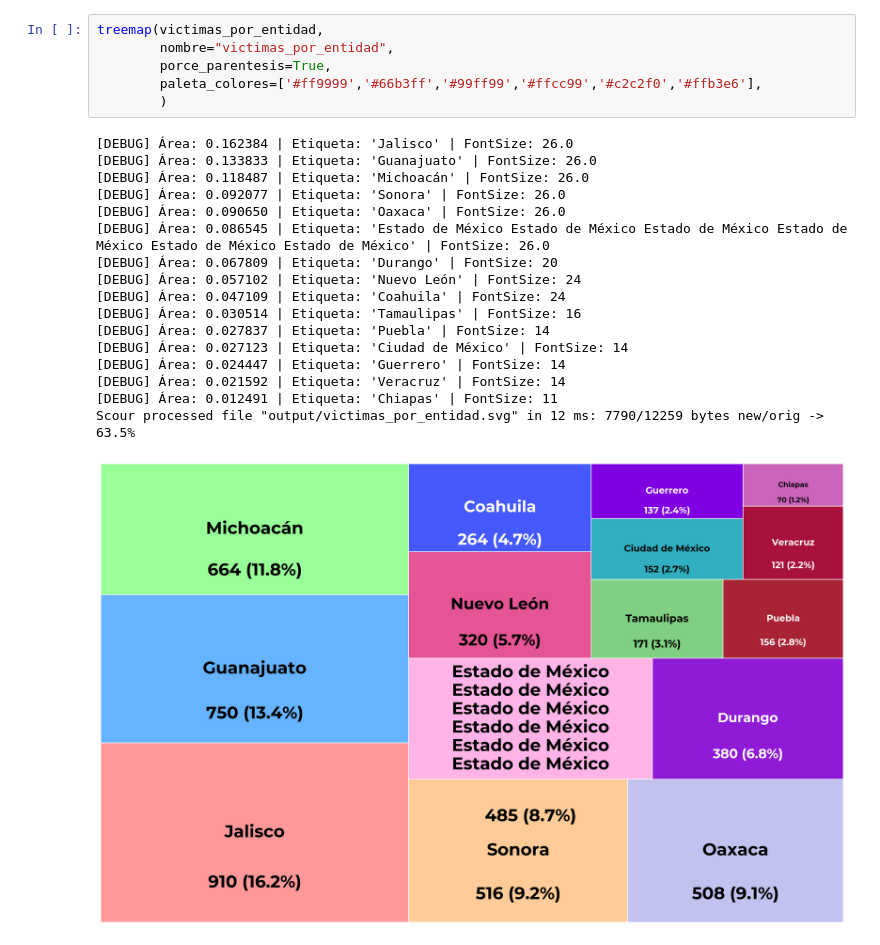
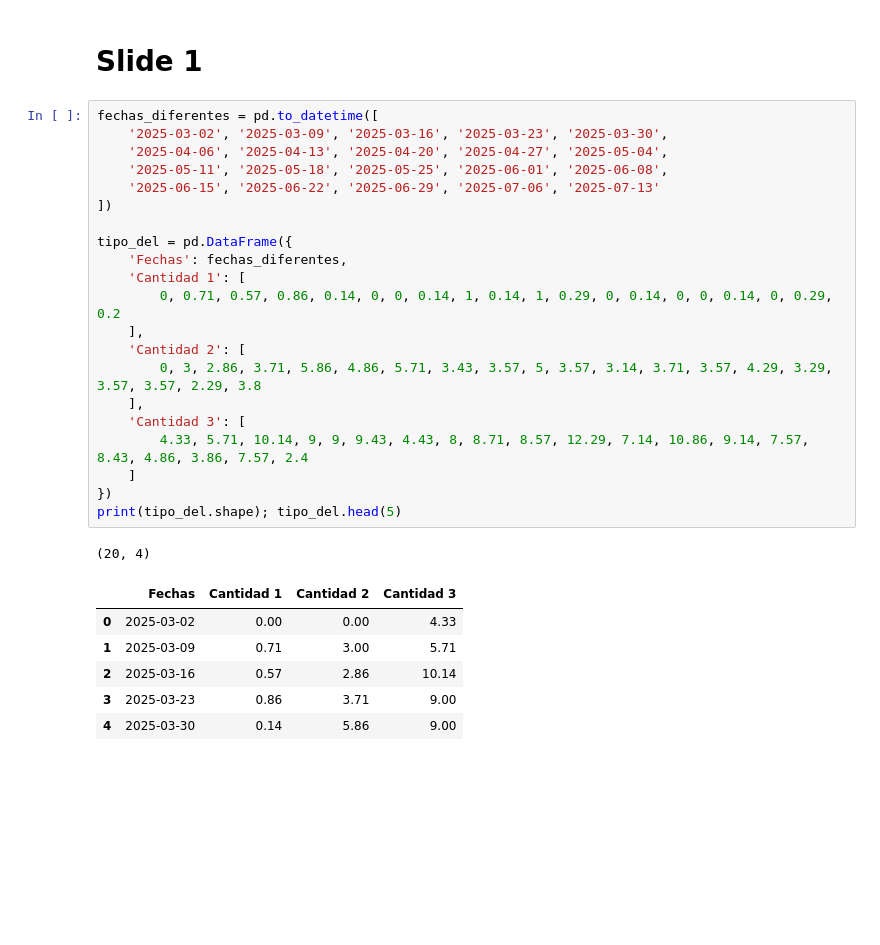
Before and after one commit to tabatatgr/graficas_gob, a Jupyter notebook: Python/treemap/treemap.ipynb, the cells around one changed output. Cells and saved outputs as stored; diff of their text form; blank space fills up the shorter version.

```diff
--- a/Python/treemap/treemap.ipynb
+++ b/Python/treemap/treemap.ipynb
@@ -34,24 +9,31 @@ print(victimas_por_entidad.shape); victimas_por_entidad.head(5)
-# %%
-treemap(victimas_por_entidad,
-        nombre="victimas_por_entidad",
-        porce_parentesis=True,
-        paleta_colores=['#ff9999','#66b3ff','#99ff99','#ffcc99','#c2c2f0','#ffb3e6'],
-        )
-# %% [output]
-[DEBUG] Área: 0.162384 | Etiqueta: 'Jalisco' | FontSize: 26.0
-[DEBUG] Área: 0.133833 | Etiqueta: 'Guanajuato' | FontSize: 26.0
-[DEBUG] Área: 0.118487 | Etiqueta: 'Michoacán' | FontSize: 26.0
-[DEBUG] Área: 0.092077 | Etiqueta: 'Sonora' | FontSize: 26.0
-[DEBUG] Área: 0.090650 | Etiqueta: 'Oaxaca' | FontSize: 26.0
-[DEBUG] Área: 0.086545 | Etiqueta: 'Estado de México Estado de México Estado de México Estado de México Estado de México Estado de México' | FontSize: 26.0
-[DEBUG] Área: 0.067809 | Etiqueta: 'Durango' | FontSize: 20
-[DEBUG] Área: 0.057102 | Etiqueta: 'Nuevo León' | FontSize: 24
-[DEBUG] Área: 0.047109 | Etiqueta: 'Coahuila' | FontSize: 24
-[DEBUG] Área: 0.030514 | Etiqueta: 'Tamaulipas' | FontSize: 16
-[DEBUG] Área: 0.027837 | Etiqueta: 'Puebla' | FontSize: 14
-[DEBUG] Área: 0.027123 | Etiqueta: 'Ciudad de México' | FontSize: 14
-[DEBUG] Área: 0.024447 | Etiqueta: 'Guerrero' | FontSize: 14
-[DEBUG] Área: 0.021592 | Etiqueta: 'Veracruz' | FontSize: 14
-[DEBUG] Área: 0.012491 | Etiqueta: 'Chiapas' | FontSize: 11
-Scour processed file "output/victimas_por_entidad.svg" in 12 ms: 7790/12259 bytes new/orig -> 63.5%
-[figure, removed]
+# %% [markdown]
+# Slide 1
+# %%
+fechas_diferentes = pd.to_datetime([
+    '2025-03-02', '2025-03-09', '2025-03-16', '2025-03-23', '2025-03-30',
+    '2025-04-06', '2025-04-13', '2025-04-20', '2025-04-27', '2025-05-04',
+    '2025-05-11', '2025-05-18', '2025-05-25', '2025-06-01', '2025-06-08',
+    '2025-06-15', '2025-06-22', '2025-06-29', '2025-07-06', '2025-07-13'
+])
+
+tipo_del = pd.DataFrame({
+    'Fechas': fechas_diferentes,
+    'Cantidad 1': [
+        0, 0.71, 0.57, 0.86, 0.14, 0, 0, 0.14, 1, 0.14, 1, 0.29, 0, 0.14, 0, 0, 0.14, 0, 0.29, 0.2
+    ],
+    'Cantidad 2': [
+        0, 3, 2.86, 3.71, 5.86, 4.86, 5.71, 3.43, 3.57, 5, 3.57, 3.14, 3.71, 3.57, 4.29, 3.29, 3.57, 3.57, 2.29, 3.8
+    ],
+    'Cantidad 3': [
+        4.33, 5.71, 10.14, 9, 9, 9.43, 4.43, 8, 8.71, 8.57, 12.29, 7.14, 10.86, 9.14, 7.57, 8.43, 4.86, 3.86, 7.57, 2.4
+    ]
+})
+print(tipo_del.shape); tipo_del.head(5)
+# %% [output]
+(20, 4)
+|  | Fechas | Cantidad 1 | Cantidad 2 | Cantidad 3 |
+| 0 | 2025-03-02 | 0.00 | 0.00 | 4.33 |
+| 1 | 2025-03-09 | 0.71 | 3.00 | 5.71 |
+| 2 | 2025-03-16 | 0.57 | 2.86 | 10.14 |
+| 3 | 2025-03-23 | 0.86 | 3.71 | 9.00 |
+| 4 | 2025-03-30 | 0.14 | 5.86 | 9.00 |
```
Also changed, not shown: parts of 8 cells of this notebook, 7 other files.
